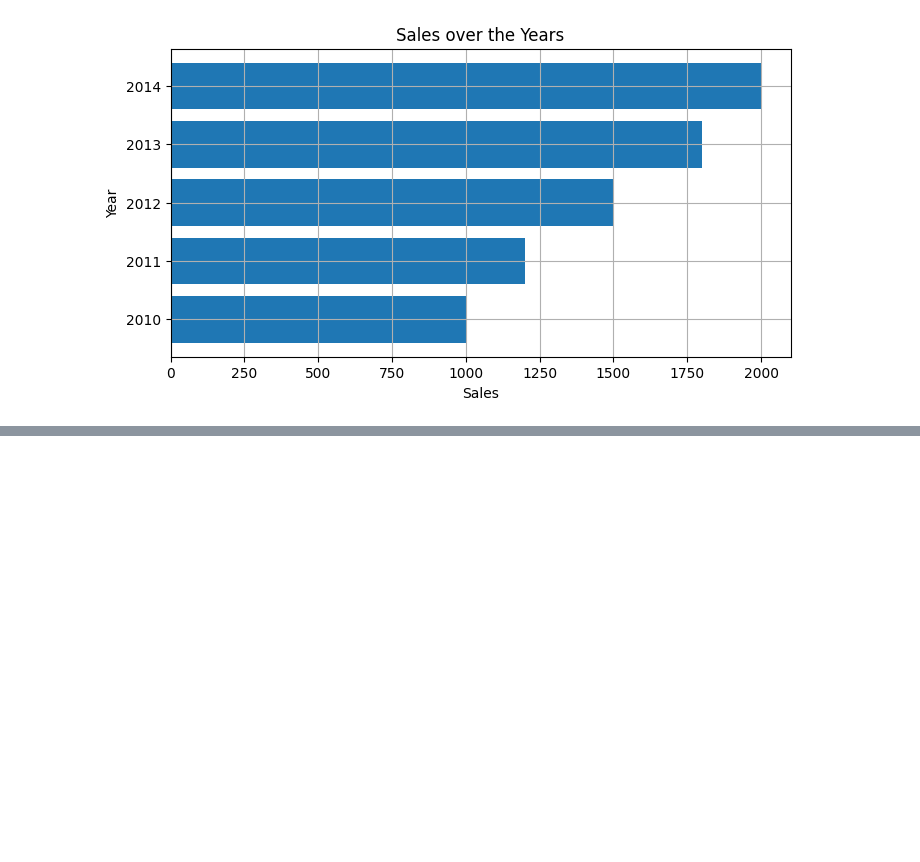
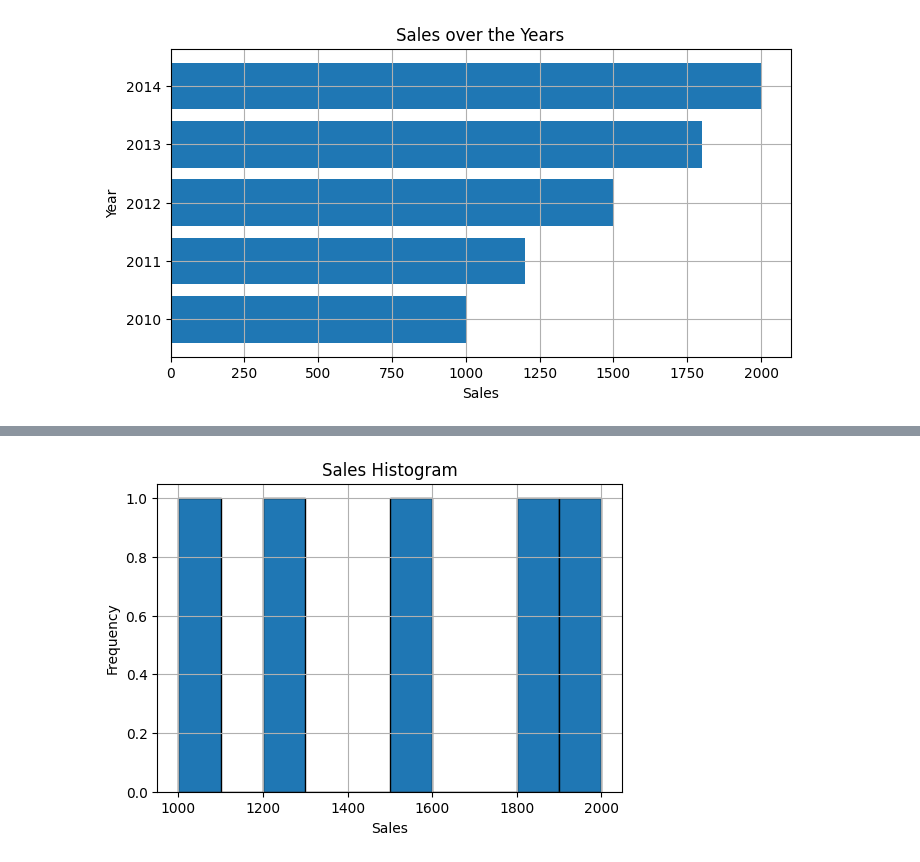
Before and after one commit to rvigneshwaran/datascience-implementations, a Jupyter notebook: 01-data-science-fundamentals/04-pandas-demonstration/10-data-visualizations-mathplotlib.ipynb, the cells around one changed output, grey strips where cells are left out. Cells and saved outputs as stored; diff of their text form; code cells hidden in the pictures; blank space fills up the shorter version.

```diff
--- a/01-data-science-fundamentals/04-pandas-demonstration/10-data-visualizations-mathplotlib.ipynb
+++ b/01-data-science-fundamentals/04-pandas-demonstration/10-data-visualizations-mathplotlib.ipynb
@@ -69,0 +101,11 @@ plt.show()
+# %%
+# Example 9: Histogram of Sales
+plt.figure(figsize=(6, 4))
+plt.hist(df['Sales'], bins=10, edgecolor='black')
+plt.xlabel('Sales')
+plt.ylabel('Frequency')
+plt.title('Sales Histogram')
+plt.grid(True)
+plt.show()
+# %% [output]
+[figure, added]
```
Also changed, not shown: parts of 4 cells of this notebook.
